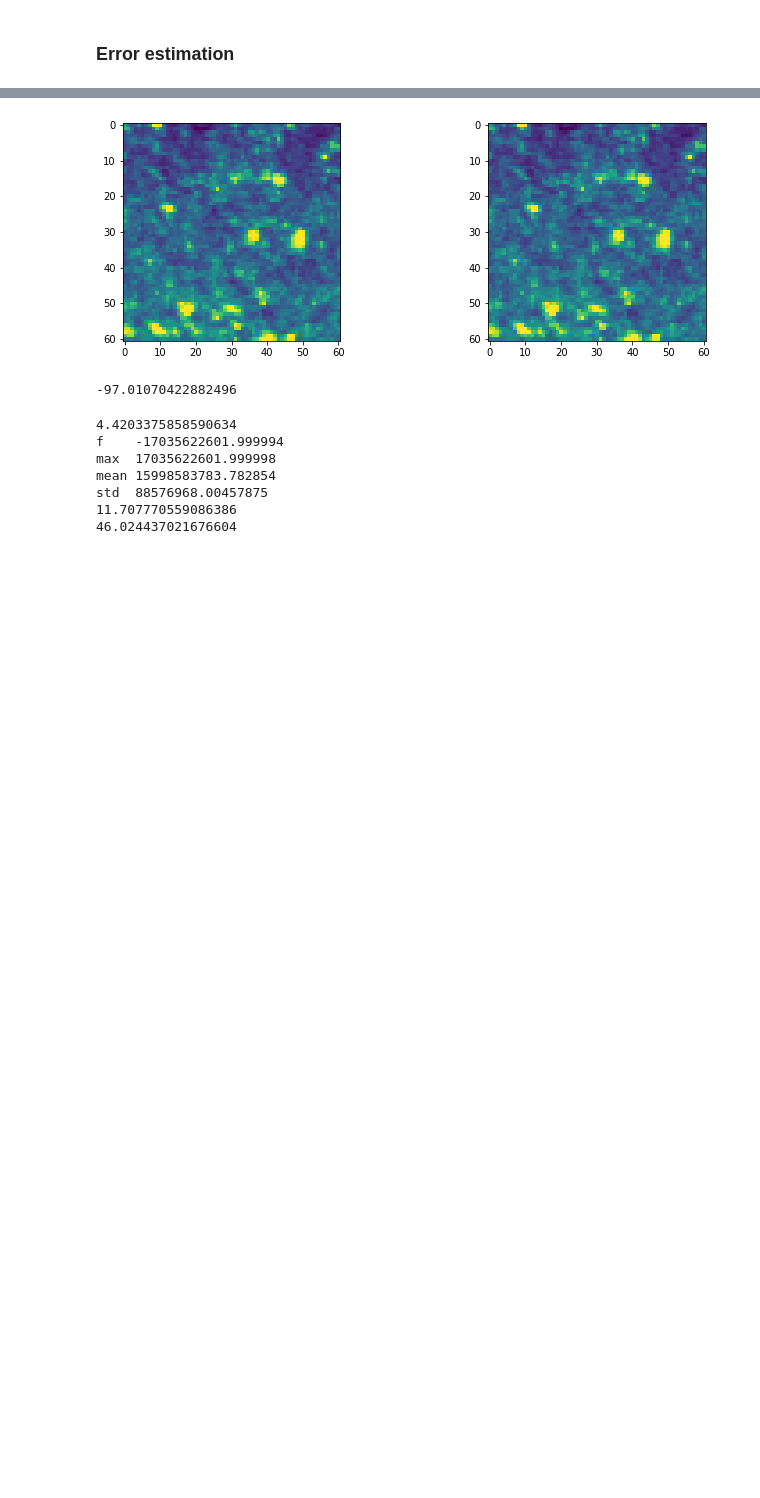
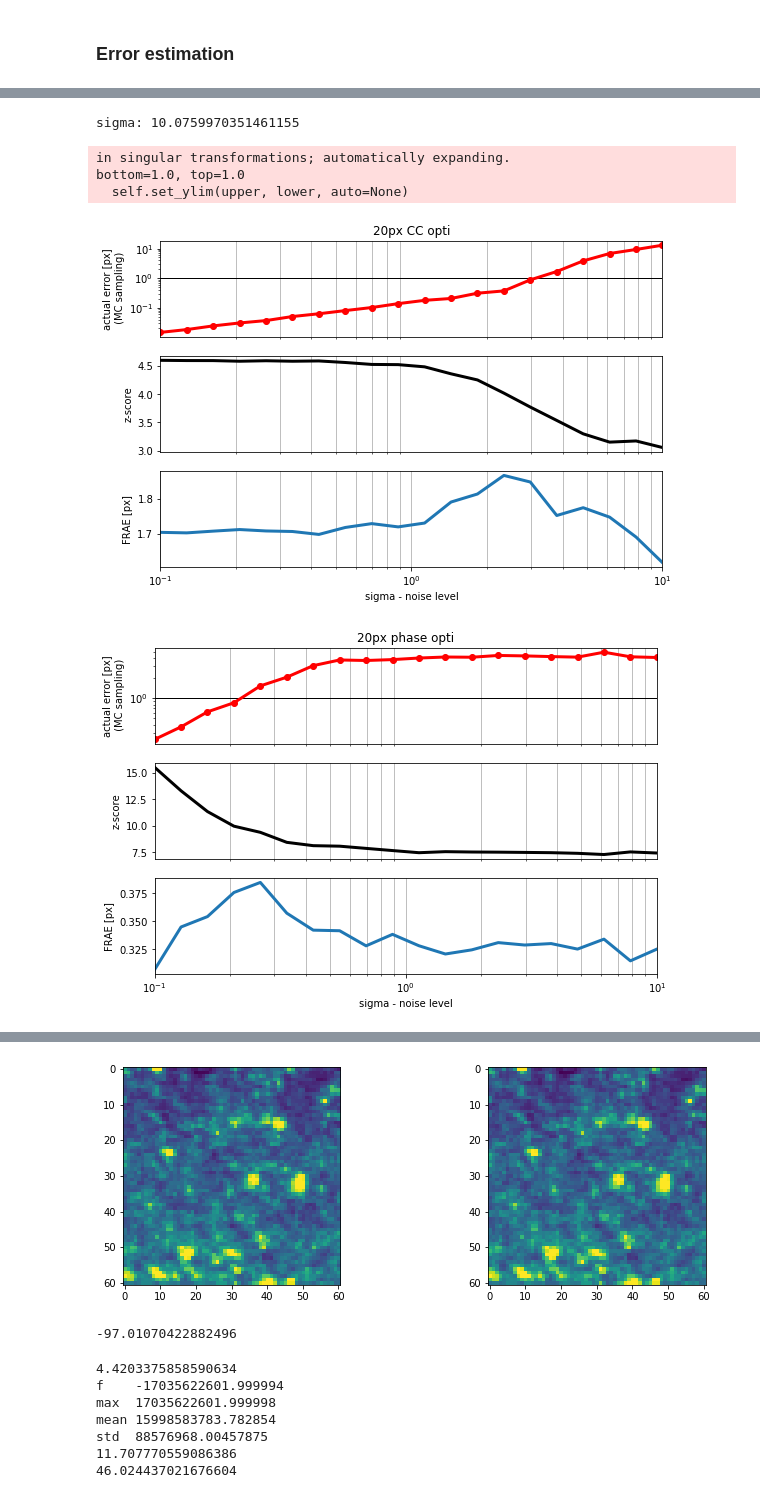
Before and after one commit to xdze2/stretchablecorr, a Jupyter notebook: test_stretchablecorr.ipynb, the cells around one changed output, grey strips where cells are left out. Saved outputs shown, nothing was run; the diff lists cells and outputs as text; code cells hidden in the pictures; blank space fills up the shorter version.

Commit message:
++error eval

```diff
--- a/test_stretchablecorr.ipynb
+++ b/test_stretchablecorr.ipynb
@@ -125,0 +164,6 @@ sc.get_shifts(A, B, window_half_size, window_half_size,
+# %%
+def sample_one(A, B, sigma, params):
+    B_prime = B + sigma*np.std(B)*np.random.randn(*B.shape)
+    x, y = np.array(A.T.shape)/2
+    u, errors = sc.get_shifts(A, B_prime, x, y, **params)
+    return u, errors
@@ -125,0 +183,73 @@ sc.get_shifts(A, B, window_half_size, window_half_size,
+# %%
+def avg_radius(u):
+    d = np.sqrt(np.sum((u-u.mean(axis=0))**2, axis=1))
+    return d.mean()
+# %%
+params = {'window_half_size': 30,
+          'coarse_search':False,
+          'phase': True,
+          'method':'opti' }
+
+displ, errors = sample_N(I, I, 0.2, params, 100)
+# %%
+stored_results = {}
+# %%
+params = {'window_half_size': 20,
+          'coarse_search':False,
+          'phase': True,
+          'method':'opti' }
+
+sigma_span = np.logspace(-1, 1, 20)
+results = {'params':params,
+           'avg_radius':[],
+           'mean_errors':[]}
+
+for sigma in sigma_span:
+    print('sigma:', sigma, end='\r')
+    displ, errors = sample_N(I, I, sigma, params, 100)
+    results['avg_radius'].append( avg_radius(displ) )
+    results['mean_errors'].append( errors.mean(axis=0) )
+
+results['avg_radius'] = np.array(results['avg_radius'])
+results['mean_errors'] = np.vstack(results['mean_errors'])
+
+stored_results[construct_key(results['params'])] = results
+# %% [output]
+sigma: 10.0759970351461155
+# %%
+for results in stored_results.values():
+
+    # Graph
+    linewidth = 3
+    fig, (ax1, ax2, ax3) = plt.subplots(3, 1, figsize=(9,6))
+
+    ax1.axhline(y=1, color='black', linewidth=1)
+    ax1.loglog(sigma_span, results['avg_radius'], '-o', label='truth (MC)', linewidth=linewidth, color='red')
+    ax1.set_ylabel('actual error [px]\n (MC sampling)')
+
+
+    ax1.set_xticks([])
+    ax1.grid(axis='x', which='both')
+
+    ax2.semilogx(sigma_span, results['mean_errors'][:, 0], linewidth=linewidth, color='black')
+    ax2.set_ylabel('z-score');
+    ax2.set_xticks([])
+    ax2.grid(axis='x', which='both');
+
+
+    ax3.semilogx(sigma_span, results['mean_errors'][:, 1], linewidth=linewidth)
+    ax3.set_ylabel('FRAE [px]');
+    ax3.grid(axis='x', which='both')
+
+    ax1.set_xlim([min(sigma_span), max(sigma_span)])
+    ax2.set_xlim([min(sigma_span), max(sigma_span)])
+    ax3.set_xlim([min(sigma_span), max(sigma_span)])
+    plt.xlabel('sigma - noise level');
+
+    ax1.set_title(construct_key(results['params']));
+# %% [output]
+in singular transformations; automatically expanding.
+bottom=1.0, top=1.0
+  self.set_ylim(upper, lower, auto=None)
+[figure, added]
+[figure, added]
```
Also changed, not shown: parts of 19 cells of this notebook, 1 other file.
